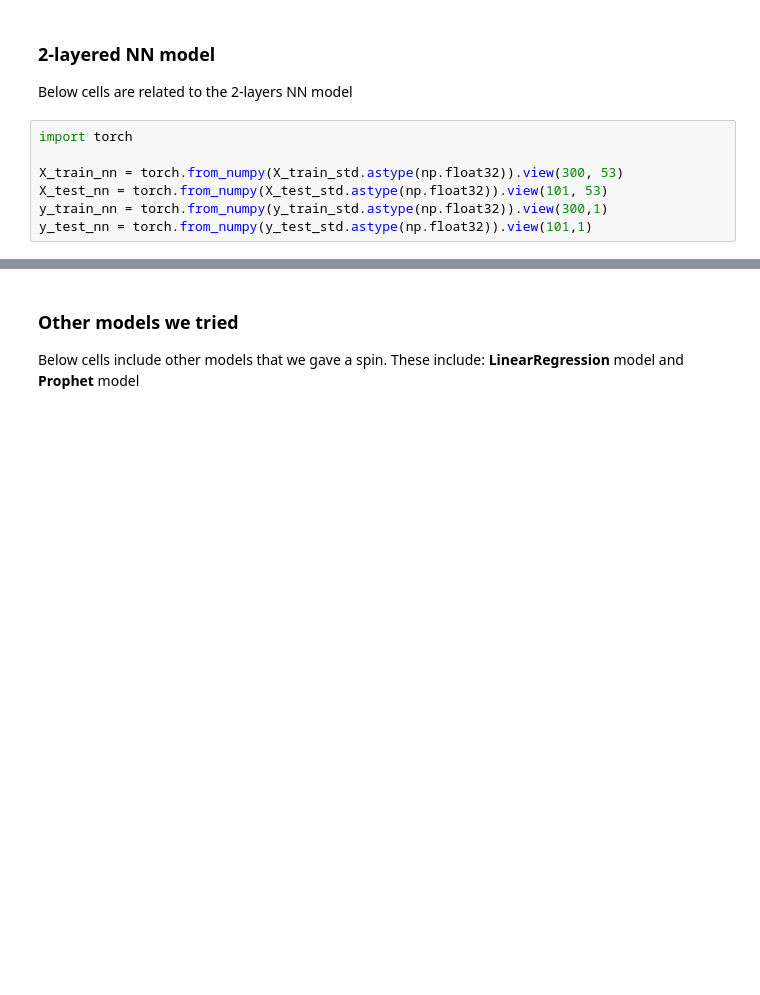
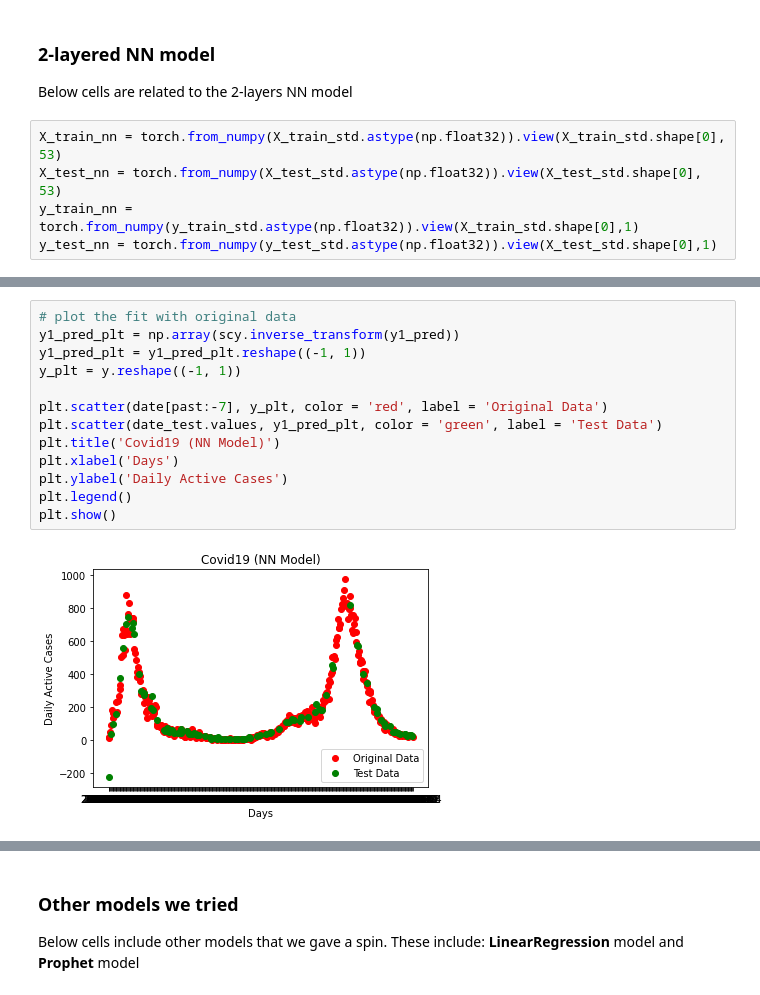
Before and after one commit to ChetanKhanna/MajorProj-ML, a Jupyter notebook: src/FinalSubmit.ipynb, the cells around one changed output, grey strips where cells are left out. Saved outputs shown, nothing was run; the diff lists cells and outputs as text; blank space fills up the shorter version.

```diff
--- a/src/FinalSubmit.ipynb
+++ b/src/FinalSubmit.ipynb
@@ -381,12 +438,10 @@ Feature: 52, Score: 0.02159
 
 Below cells are related to the 2-layers NN model
 # %%
-import torch
-
-X_train_nn = torch.from_numpy(X_train_std.astype(np.float32)).view(300, 53)
-X_test_nn = torch.from_numpy(X_test_std.astype(np.float32)).view(101, 53)
-y_train_nn = torch.from_numpy(y_train_std.astype(np.float32)).view(300,1)
-y_test_nn = torch.from_numpy(y_test_std.astype(np.float32)).view(101,1)
+X_train_nn = torch.from_numpy(X_train_std.astype(np.float32)).view(X_train_std.shape[0], 53)
+X_test_nn = torch.from_numpy(X_test_std.astype(np.float32)).view(X_test_std.shape[0], 53)
+y_train_nn = torch.from_numpy(y_train_std.astype(np.float32)).view(X_train_std.shape[0],1)
+y_test_nn = torch.from_numpy(y_test_std.astype(np.float32)).view(X_test_std.shape[0],1)
 # %%
 min_loss=1000
 layer = 80 #159 mse loss = 0.1589 on test set and 0.018 on train set; 106 mse loss 0.1465 on test set and 0.019 on train
@@ -448,0 +501,15 @@ tensor(0.1589)
+# %%
+# plot the fit with original data
+y1_pred_plt = np.array(scy.inverse_transform(y1_pred))
+y1_pred_plt = y1_pred_plt.reshape((-1, 1))
+y_plt = y.reshape((-1, 1))
+
+plt.scatter(date[past:-7], y_plt, color = 'red', label = 'Original Data')
+plt.scatter(date_test.values, y1_pred_plt, color = 'green', label = 'Test Data')
+plt.title('Covid19 (NN Model)')
+plt.xlabel('Days')
+plt.ylabel('Daily Active Cases')
+plt.legend()
+plt.show()
+# %% [output]
+[figure, added]
```
Also changed, not shown: parts of 17 cells of this notebook, 1 other file.
